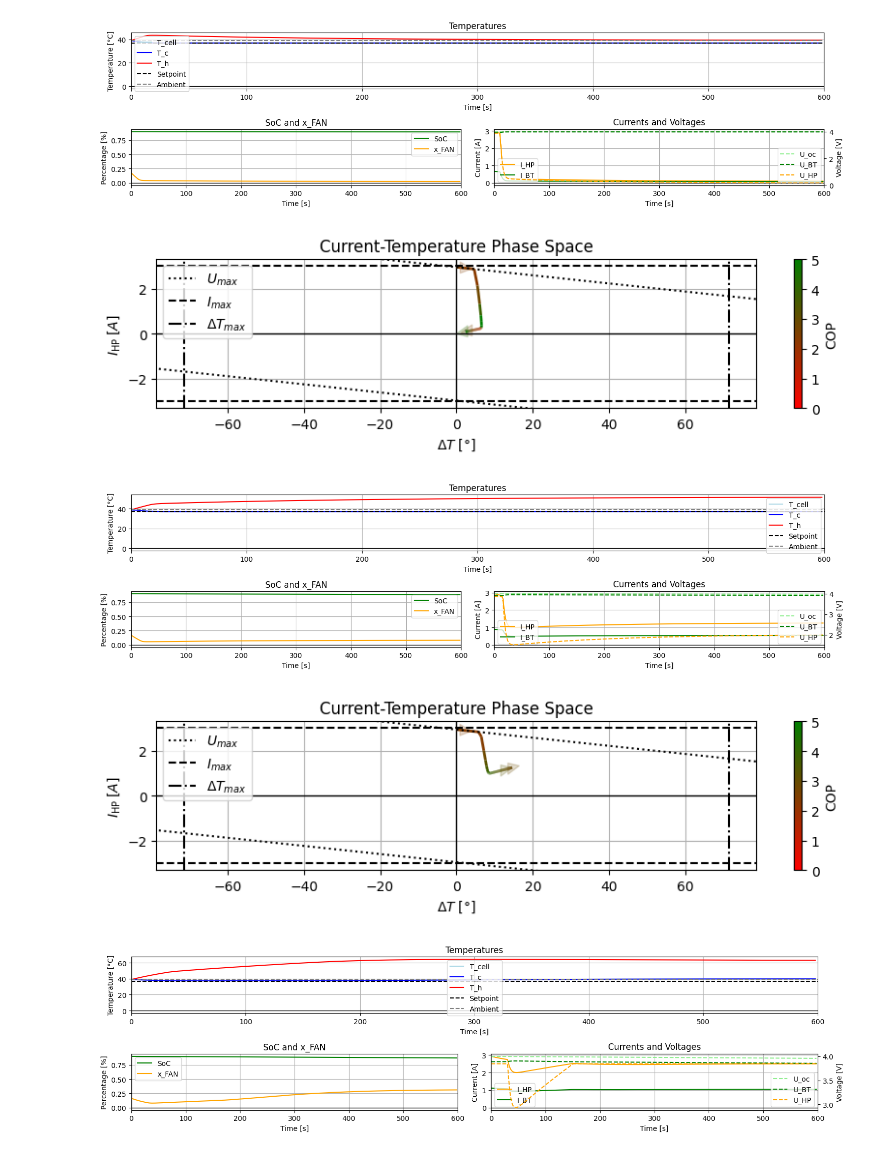
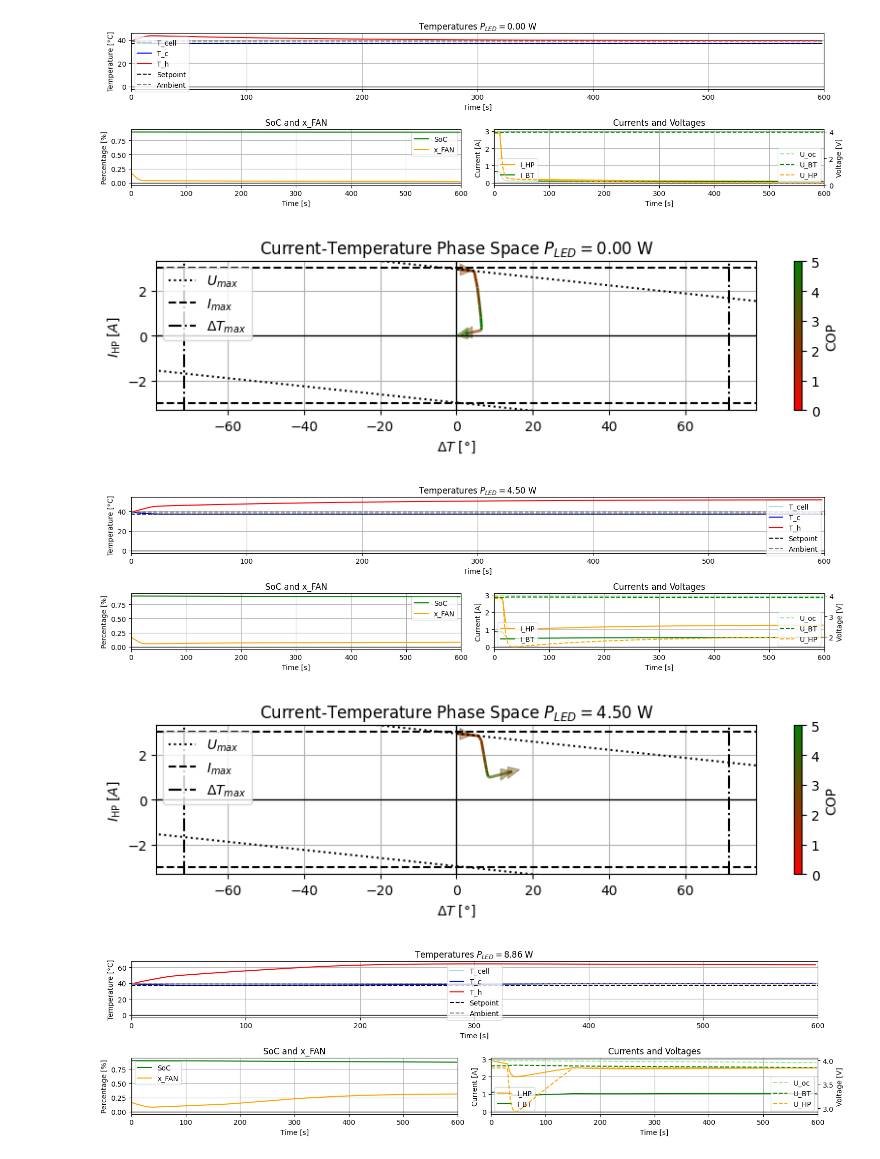
Before and after one commit to Jackmastro/Semester_Project, a Jupyter notebook: notebooks/main_simulation.ipynb, the cells around one changed output. Drawn from its saved outputs; the diff is of its cells as text; code cells hidden in the pictures.

```diff
--- a/notebooks/main_simulation.ipynb
+++ b/notebooks/main_simulation.ipynb
@@ -44,8 +44,9 @@ x_matrix_norm_list = [x_matrix_max * traj / (num_traj-1) / (2**16-1) / ratio_dec
 # x_matrix_scaled = x_matrix / (2**16-1) # duty cycle
 
 simulation_results = []
+titles = []
 for traj in range(num_traj):
-    LEDpar.program_reader(x_matrix_norm_list[traj])
+    x_LED_tot, I_LED, P_r = LEDpar.program_reader(x_matrix_norm_list[traj])
 
     # Model
     model = Model(LEDpar, x0, T_amb0=T_amb0)
@@ -69,37 +70,40 @@ for traj in range(num_traj):
                   [0, q2, 0],
                   [0, 0, q3]])
     r1 = 10 / model.I_HP_max**2
     r2 = 10
     R = np.array([[r1, 0 ],
                   [0,  r2]])
     lqr_controller = LQRController_cont(model, setpoint_Tc, A, B, Q, R)
 
     # Save matrices as csv
     # directory = 'C:\\Users\\giaco\\Git_Repositories\\Semester_Thesis_1\\data\\state_space\\'
     # type = 'continuous'
     # model.save_linearized_model(directory, type)
     # type = 'discrete'
     # model.save_linearized_model(directory, type, Ts=dt_disc)
 
     # Simulation
     sim = Simulation(model=model, controller=lqr_controller, dt=dt_sim, time_span=time_span)
 
     # Run the simulation
     results = sim.run()
     results['simulation_id'] = traj
     simulation_results.append(results)
 
     # Plot
-    sim.plot_time_results()
-    sim.plot_current_temperature()
+    P_LED = np.mean(results["U_BT"].to_numpy()) * I_LED * x_LED_tot # W
+    title = r"$P_{LED} =$" + f"{P_LED:.2f} W"
+    titles.append(title)
+    sim.plot_time_results(title)
+    sim.plot_current_temperature(title)
 
 # All results
 all_results_df = pd.concat(
     [df.assign(simulation_id=i) for i, df in enumerate(simulation_results)]
 ).set_index(['simulation_id', 'time']) # MultiIndex
 # %% [output]
-[figure, old version]
+[figure, new version]
-[figure, old version]
+[figure, new version]
-[figure, old version]
+[figure, new version]
-[figure, old version]
+[figure, new version]
-[figure, old version]
+[figure, new version]
```
Also changed, not shown: parts of 2 cells of this notebook, 1 other file.
